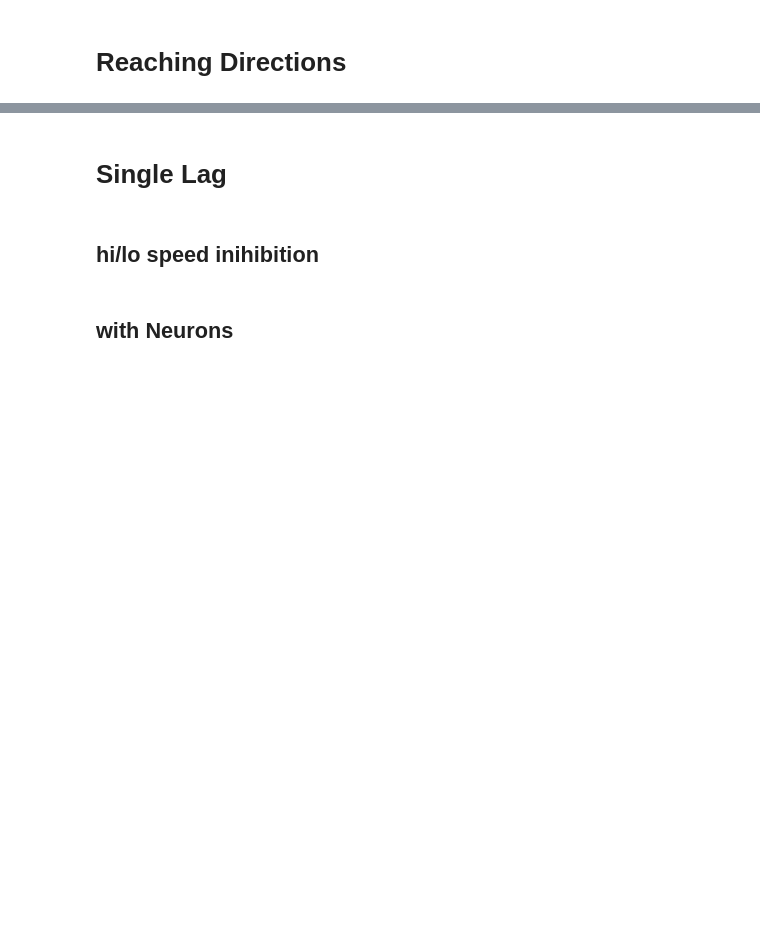
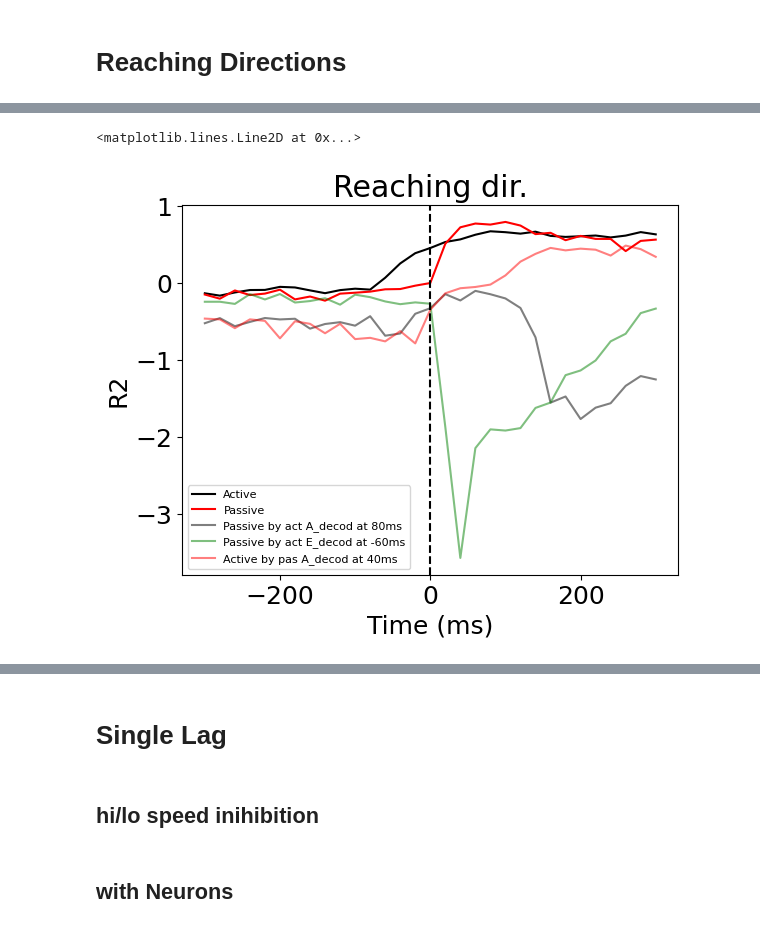
Before and after one commit to sherryxinyuean/area2_population_analysis, a Jupyter notebook: area2_bump(lag analysis).ipynb, the cells around one changed output, grey strips where cells are left out. Cells and saved outputs as stored; diff of their text form; code cells hidden in the pictures; blank space fills up the shorter version.

```diff
--- a/area2_bump(lag analysis).ipynb
+++ b/area2_bump(lag analysis).ipynb
@@ -722,5 +833,49 @@ for i in range(n_bins):
+# %%
+act_pas_r2_arr = nans([n_bins])
+for i in range(n_bins):
+    X_train = act_trial_PCA[:,i,:]
+    X = pas_trial_PCA[:,i,:]
+    Y = pas_trial_ang[:,i,:]
+    X_proc = (X - np.mean(X_train,axis=0))/np.std(X_train,axis=0)
+    Y_hat = X_proc@act_aff_coef.T + act_aff_offset
+    sses =get_sses_pred(Y,Y_hat)
+    sses_mean=get_sses_mean(Y)
+    R2 =1-np.sum(sses)/np.sum(sses_mean)
+    act_pas_r2_arr[i] = R2
+# %%
+pas_act_r2_arr = nans([n_bins])
+for i in range(n_bins):
+    X_train = pas_trial_PCA[:,i,:]
+    X = act_trial_PCA[:,i,:]
+    Y = act_trial_ang[:,i,:]
+    X_proc = (X - np.mean(X_train,axis=0))/np.std(X_train,axis=0)
+    Y_hat = X_proc@pas_aff_coef.T + pas_aff_offset
+    sses =get_sses_pred(Y,Y_hat)
+    sses_mean=get_sses_mean(Y)
+    R2 =1-np.sum(sses)/np.sum(sses_mean)
+    pas_act_r2_arr[i] = R2
+# %%
+act_pas_eff_r2_arr = nans([n_bins])
+for i in range(n_bins):
+    X_train = act_trial_PCA[:,i,:]
+    X = pas_trial_PCA[:,i,:]
+    Y = pas_trial_ang[:,i,:]
+    X_proc = (X - np.mean(X_train,axis=0))/np.std(X_train,axis=0)
+    Y_hat = X_proc@act_eff_coef.T + act_eff_offset
+    sses =get_sses_pred(Y,Y_hat)
+    sses_mean=get_sses_mean(Y)
+    R2 =1-np.sum(sses)/np.sum(sses_mean)
+    act_pas_eff_r2_arr[i] = R2
 # %%
 lag_axis = np.arange(-300,301,20)
 plt.plot(lag_axis,act_r2_arr, color = 'k', label = 'Active')
 plt.plot(lag_axis,pas_r2_arr, color = 'red', label = 'Passive')
-plt.xlabel('Time (ms)'); plt.ylabel('R2'); plt.title('Sine')
+plt.plot(lag_axis,act_pas_r2_arr, color = 'k', alpha =.5, label = 'Passive by act A_decod at 80ms')
+plt.plot(lag_axis,act_pas_eff_r2_arr, color = 'green', alpha =.5, label = 'Passive by act E_decod at -60ms')
+plt.plot(lag_axis,pas_act_r2_arr, color = 'red', alpha = .5, label = 'Active by pas A_decod at 40ms')
+plt.xlabel('Time (ms)'); plt.ylabel('R2'); plt.title('Reaching dir.')
+plt.legend(fontsize=8)
+plt.axvline(0, color = 'k',linestyle = '--')
+# %% [output]
+<matplotlib.lines.Line2D at 0x...>
+[figure, added]
```
Also changed, not shown: parts of 35 cells of this notebook, 8 other files.
